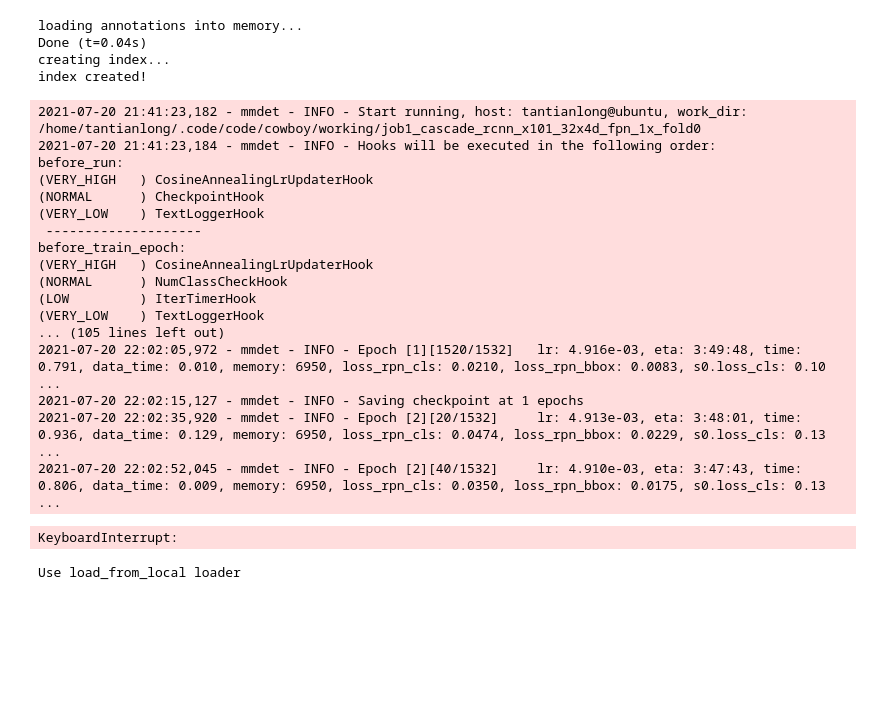
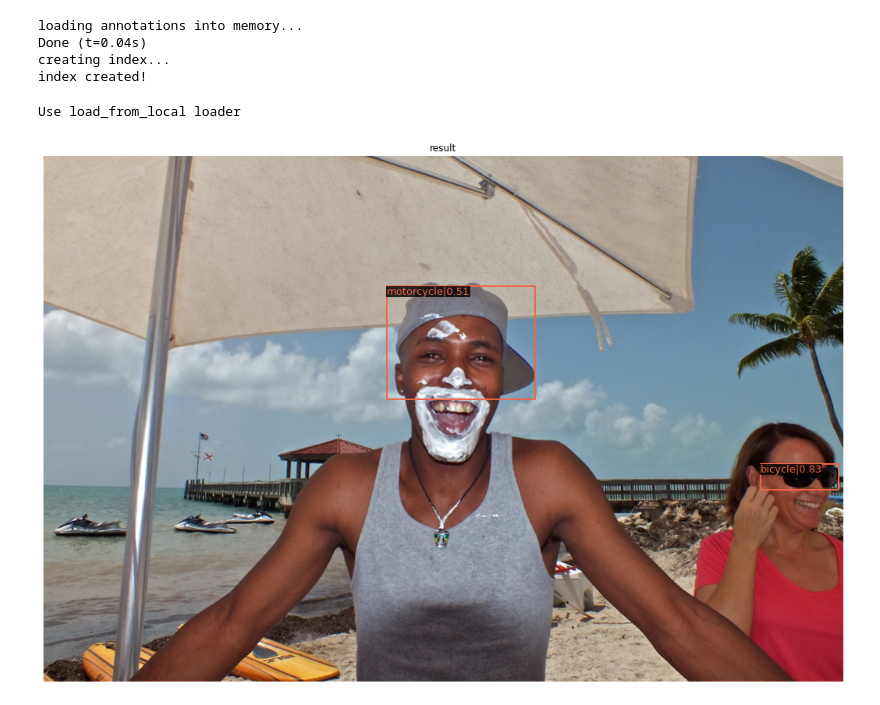
Before and after one commit to nekomiao123/cowboy_outfits_competition, a Jupyter notebook: mmdetectionBaseline.ipynb, the cells around one changed output. Drawn from its saved outputs; the diff is of its cells as text; code cells hidden in the pictures; blank space fills up the shorter version.

```diff
--- a/mmdetectionBaseline.ipynb
+++ b/mmdetectionBaseline.ipynb
@@ -175,39 +175,24 @@ Done (t=0.04s)
 creating index...
 index created!
 # %%
-train_detector(model, datasets[0], cfg, distributed=False, validate=False)
+# train_detector(model, datasets[0], cfg, distributed=False, validate=False)
-# %% [output]
-2021-07-20 21:41:23,182 - mmdet - INFO - Start running, host: tantianlong@ubuntu, work_dir: /home/tantianlong/.code/code/cowboy/working/job1_cascade_rcnn_x101_32x4d_fpn_1x_fold0
-2021-07-20 21:41:23,184 - mmdet - INFO - Hooks will be executed in the following order:
-before_run:
-(VERY_HIGH   ) CosineAnnealingLrUpdaterHook
-(NORMAL      ) CheckpointHook
-(VERY_LOW    ) TextLoggerHook
- --------------------
-before_train_epoch:
-(VERY_HIGH   ) CosineAnnealingLrUpdaterHook
-(NORMAL      ) NumClassCheckHook
-(LOW         ) IterTimerHook
-(VERY_LOW    ) TextLoggerHook
-... (105 lines left out)
-2021-07-20 22:02:05,972 - mmdet - INFO - Epoch [1][1520/1532]   lr: 4.916e-03, eta: 3:49:48, time: 0.791, data_time: 0.010, memory: 6950, loss_rpn_cls: 0.0210, loss_rpn_bbox: 0.0083, s0.loss_cls: 0.10 ...
-2021-07-20 22:02:15,127 - mmdet - INFO - Saving checkpoint at 1 epochs
-2021-07-20 22:02:35,920 - mmdet - INFO - Epoch [2][20/1532]     lr: 4.913e-03, eta: 3:48:01, time: 0.936, data_time: 0.129, memory: 6950, loss_rpn_cls: 0.0474, loss_rpn_bbox: 0.0229, s0.loss_cls: 0.13 ...
-2021-07-20 22:02:52,045 - mmdet - INFO - Epoch [2][40/1532]     lr: 4.910e-03, eta: 3:47:43, time: 0.806, data_time: 0.009, memory: 6950, loss_rpn_cls: 0.0350, loss_rpn_bbox: 0.0175, s0.loss_cls: 0.13 ...
-KeyboardInterrupt:
 # %%
 from mmdet.apis import inference_detector, init_detector, show_result_pyplot
 
 # Choose to use a config and initialize the detector
-config = './my_config.py'
+config = './working/job1_retinanet_r50_fpn_1x_fold0/my_config.py'
 # Setup a checkpoint file to load
-checkpoint = './working/job2_cascade_rcnn_x101_32x4d_fpn_1x_fold0/latest.pth'
+checkpoint = './working/job1_retinanet_r50_fpn_1x_fold0/latest.pth'
 # initialize the detector
 model = init_detector(config, checkpoint, device='cuda:4')
 # %% [output]
 Use load_from_local loader
 # %%
 # Use the detector to do inference
-# cowboy/cowboydata/images/0b1b29af508871a7.jpg
-img = './cowboydata/images/0b1b29af508871a7.jpg'
+img = './cowboydata/images/9c03b168ff330d8a.jpg'
 result = inference_detector(model, img)
+score_thresh = 0.2
+# Let's plot the result
+show_result_pyplot(model, img, result, score_thr=score_thresh)
+# %% [output]
+[figure, added]
```
Also changed, not shown: parts of 4 cells of this notebook, 4 other files.
